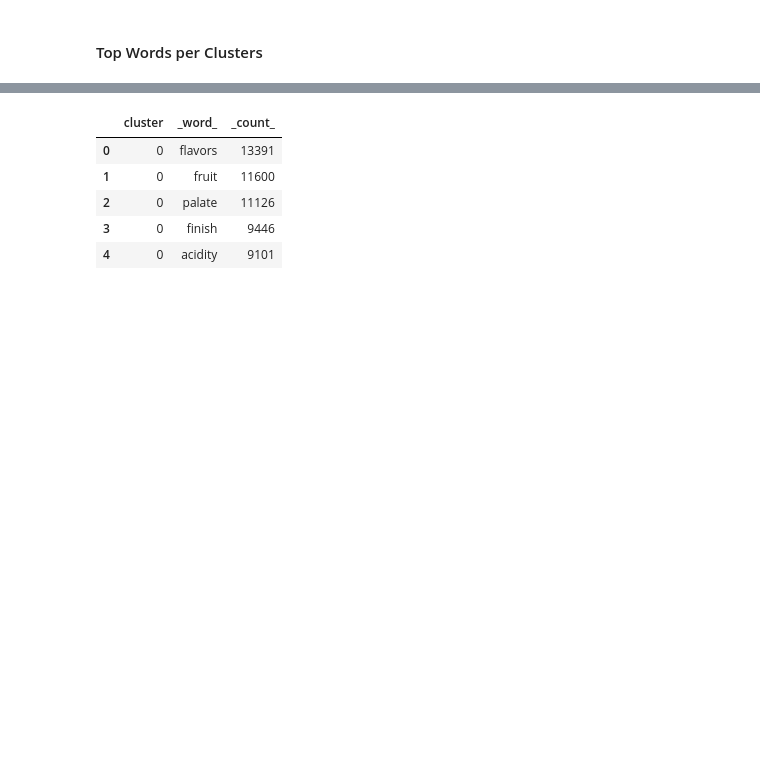
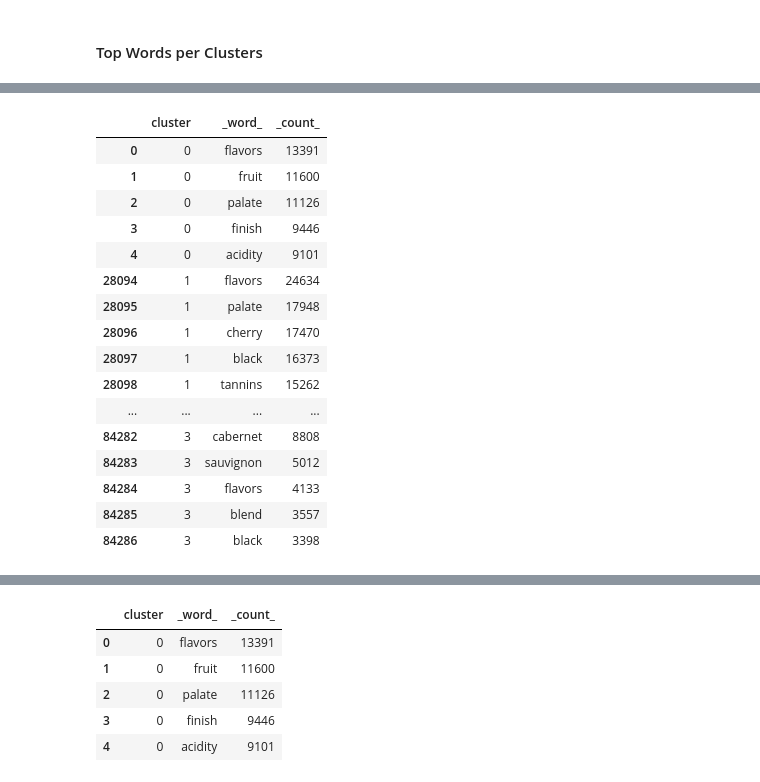
Before and after one commit to mwheeler235/wine-recommender, a Jupyter notebook: wine_reviews_sbert.ipynb, the cells around one changed output, grey strips where cells are left out. Cells and saved outputs as stored; diff of their text form; code cells hidden in the pictures; blank space fills up the shorter version.

Commit message:
top words png

```diff
--- a/wine_reviews_sbert.ipynb
+++ b/wine_reviews_sbert.ipynb
@@ -374,0 +391,22 @@ df_word_count = df_dtm.groupby('cluster').sum().reset_index().melt(
+# %%
+df_word_count_s = df_word_count.sort_values(['cluster','_count_'], ascending=[True, False]).reset_index(drop=True)
+
+df_word_count_s.groupby('cluster').head(5)
+# %% [output]
+|  | cluster | _word_ | _count_ |
+| 0 | 0 | flavors | 13391 |
+| 1 | 0 | fruit | 11600 |
+| 2 | 0 | palate | 11126 |
+| 3 | 0 | finish | 9446 |
+| 4 | 0 | acidity | 9101 |
+| 28094 | 1 | flavors | 24634 |
+| 28095 | 1 | palate | 17948 |
+| 28096 | 1 | cherry | 17470 |
+| 28097 | 1 | black | 16373 |
+| 28098 | 1 | tannins | 15262 |
+| ... | ... | ... | ... |
+| 84282 | 3 | cabernet | 8808 |
+| 84283 | 3 | sauvignon | 5012 |
+| 84284 | 3 | flavors | 4133 |
+| 84285 | 3 | blend | 3557 |
+| 84286 | 3 | black | 3398 |
```
Also changed, not shown: parts of 2 cells of this notebook, 1 other file.
